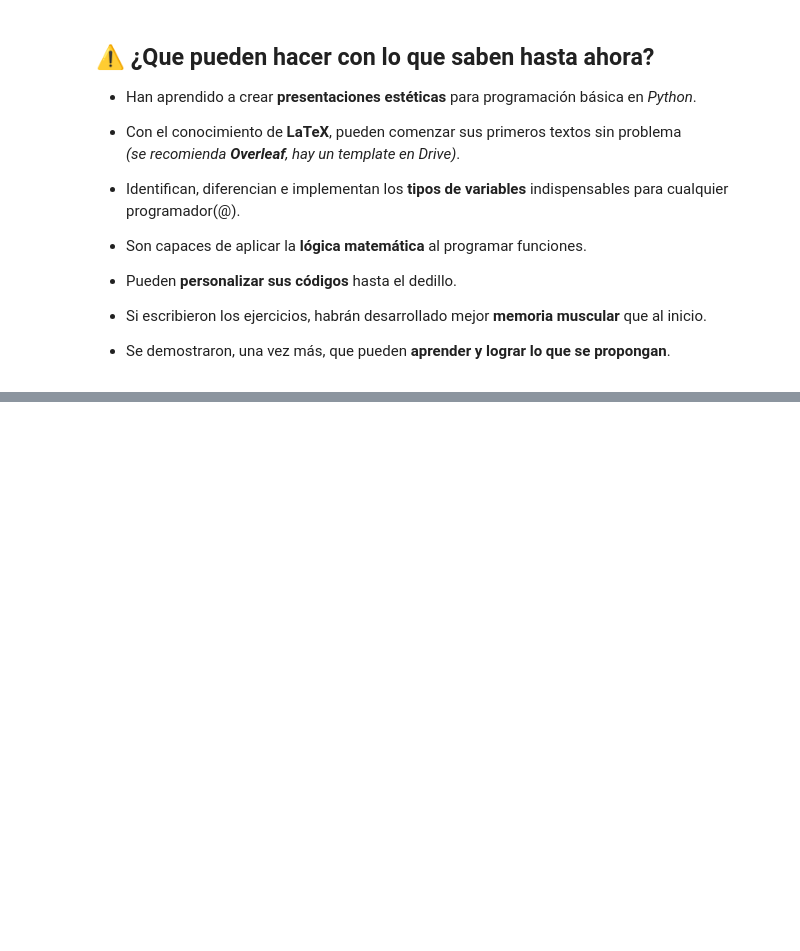
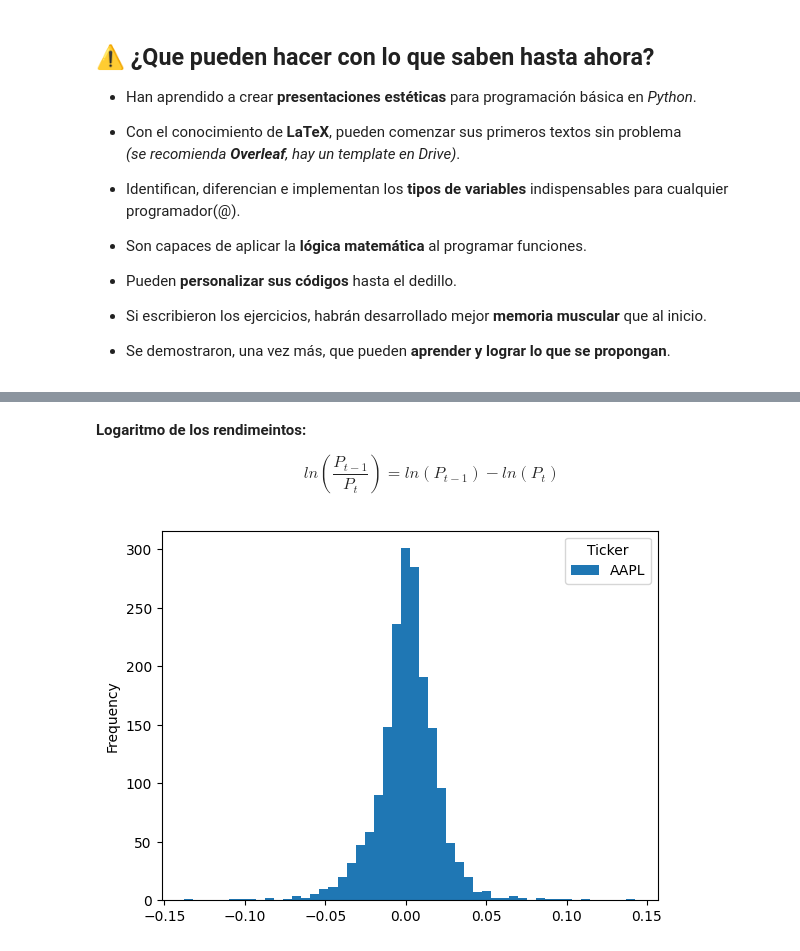
Before and after one commit to ecalderah/Statistics--B.A-Tools, a Jupyter notebook: Py_A1.ipynb, the cells around one changed output, grey strips where cells are left out. Saved outputs shown, nothing was run; the diff lists cells and outputs as text; code cells hidden in the pictures; blank space fills up the shorter version.

```diff
--- a/Py_A1.ipynb
+++ b/Py_A1.ipynb
@@ -612,0 +935,15 @@ while mood != "M" and mood != "T" and mood != "A" and mood != "I":
+# %% [markdown]
+**Logaritmo de los rendimeintos:**
+
+$$ln\left(\frac{P_{t-1}}{P_t}\right)= ln(P_{t-1})-ln(P_t)$$
+# %%
+# Lógaritmo de los rendimientos
+close = data["Close"].dropna()
+
+import numpy as np
+logret = np.log(close).diff().dropna()
+
+logret.plot(kind="hist", bins=50)
+plt.show()
+# %% [output]
+[figure, added]
```
Also changed, not shown: parts of 55 cells of this notebook.
